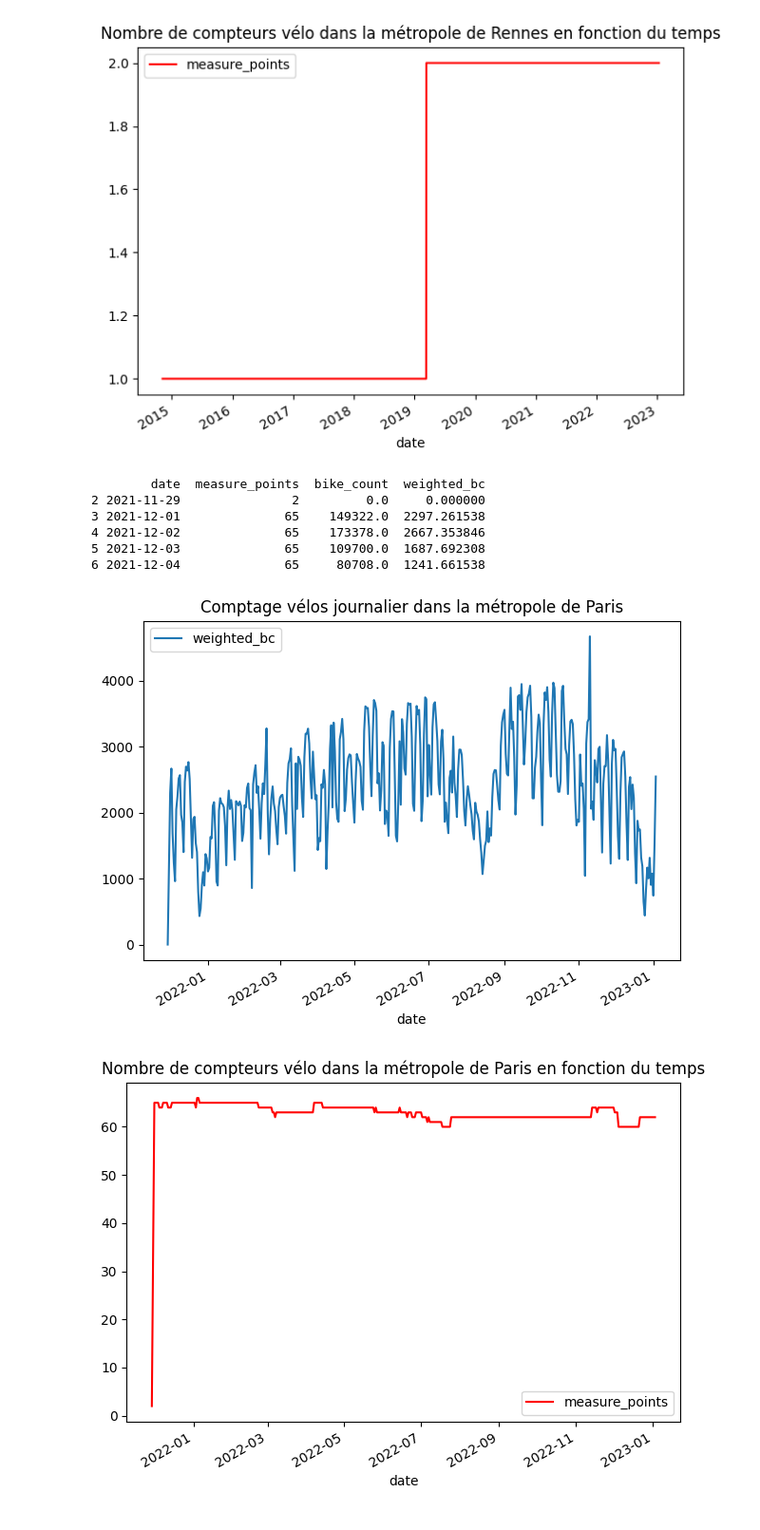
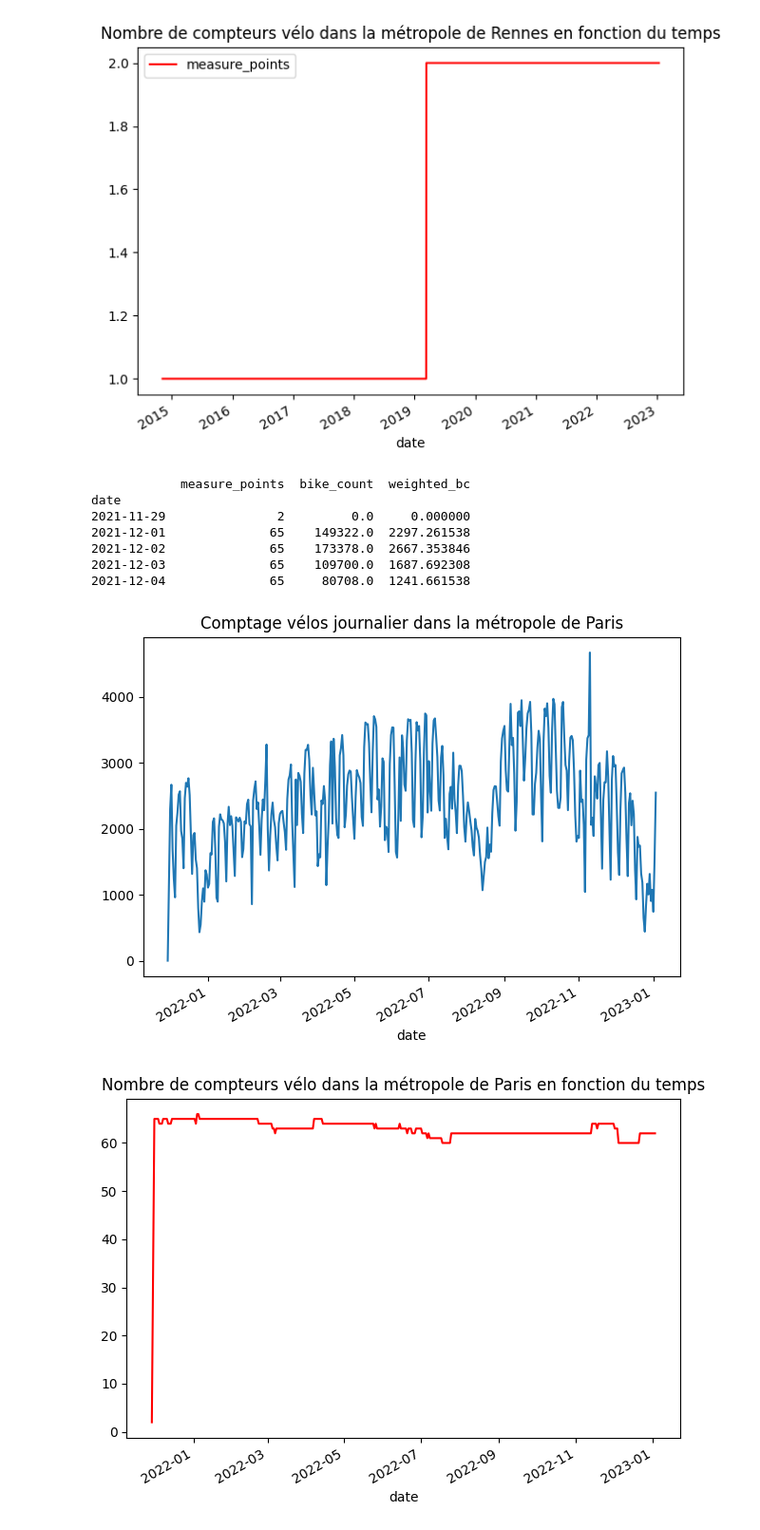
Before and after one commit to gauthgoth/Challenge---Etudes-de-Cas, a Jupyter notebook: time_series_analysis_for_bike_traffic.ipynb, the cells around one changed output. Shown: that part at 95% size. Cells and saved outputs as stored; diff of their text form; code cells hidden in the pictures.

```diff
--- a/time_series_analysis_for_bike_traffic.ipynb
+++ b/time_series_analysis_for_bike_traffic.ipynb
@@ -85,32 +109,34 @@ plt.show();
 # %%
 # Load data
 
 comptages_paris = './datasets/comptages_journaliers_paris.csv'
 
 with open(comptages_paris, 'r') as paris:
     df_comptage_paris = pd.read_csv(paris)
 
-df_comptage_paris.drop([0,1], axis=0, inplace=True)
+df_comptage_paris.drop([0, 1], axis=0, inplace=True)
 df_comptage_paris.rename(columns={'Unnamed: 0':'date', 'name':'measure_points', 'sum_counts':'bike_count'}, inplace=True)
 df_comptage_paris['measure_points'] = pd.to_numeric(df_comptage_paris['measure_points'])
 df_comptage_paris['bike_count'] = pd.to_numeric(df_comptage_paris['bike_count'])
 df_comptage_paris['date'] = pd.to_datetime(df_comptage_paris['date'])
 df_comptage_paris['weighted_bc'] = df_comptage_paris['bike_count'] / df_comptage_paris['measure_points']
+df_comptage_paris.set_index('date', inplace=True)
 print(df_comptage_paris.head())
 
-df_comptage_paris.plot(x='date', y='weighted_bc', title='Comptage vélos journalier dans la métropole de Paris')
+df_comptage_paris['weighted_bc'].plot(title='Comptage vélos journalier dans la métropole de Paris')
 plt.tight_layout()
 plt.show()
 
-df_comptage_paris.plot(x='date', y='measure_points', title='Nombre de compteurs vélo dans la métropole de Paris en fonction du temps', color='red')
+df_comptage_paris['measure_points'].plot(title='Nombre de compteurs vélo dans la métropole de Paris en fonction du temps', color='red')
 plt.tight_layout()
 plt.show();
 # %% [output]
-        date  measure_points  bike_count  weighted_bc
-2 2021-11-29               2         0.0     0.000000
-3 2021-12-01              65    149322.0  2297.261538
-4 2021-12-02              65    173378.0  2667.353846
-5 2021-12-03              65    109700.0  1687.692308
-6 2021-12-04              65     80708.0  1241.661538
+            measure_points  bike_count  weighted_bc
+date
+2021-11-29               2         0.0     0.000000
+2021-12-01              65    149322.0  2297.261538
+2021-12-02              65    173378.0  2667.353846
+2021-12-03              65    109700.0  1687.692308
+2021-12-04              65     80708.0  1241.661538
-[figure, old version]
+[figure, new version]
-[figure, old version]
+[figure, new version]
```
Also changed, not shown: parts of 6 cells of this notebook, 1 other file.
